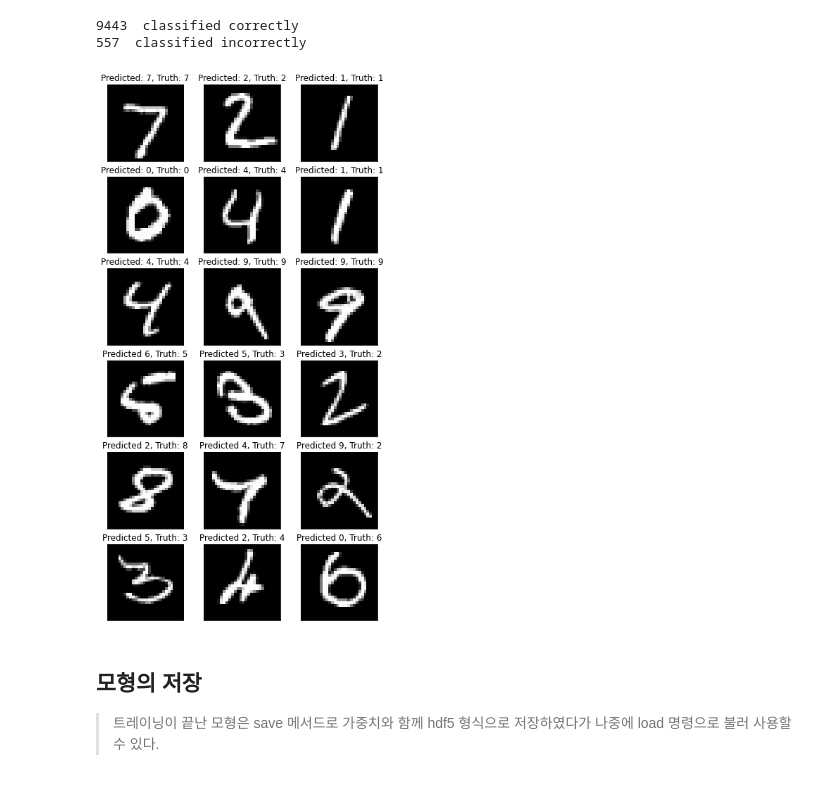
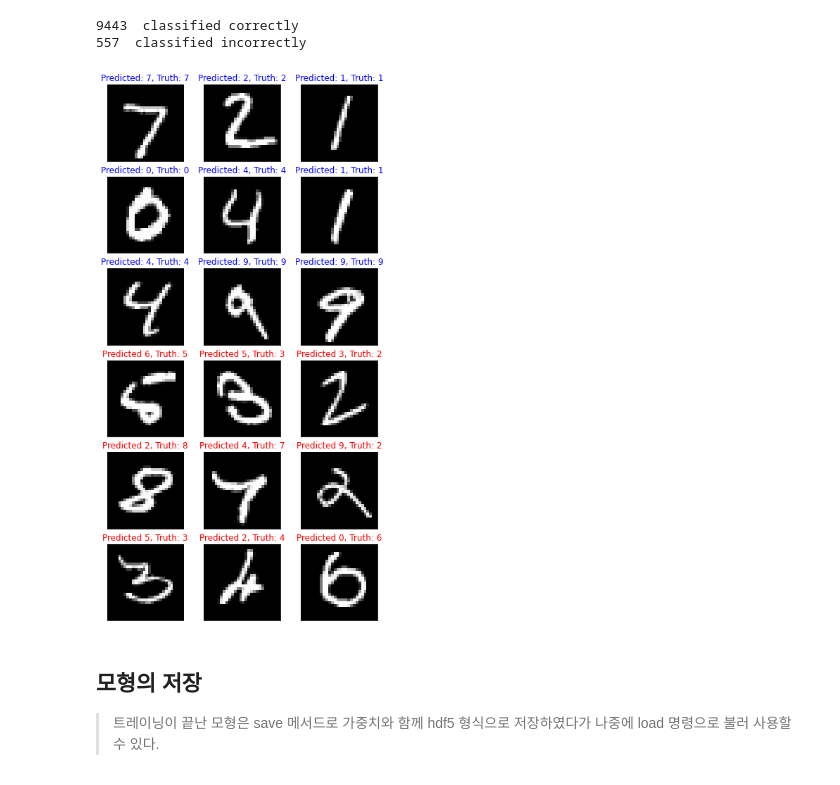
Before and after one commit to SALRIGO/pdm04, a Jupyter notebook: py-tensorflow/tf2_3_mnist_NN_good.ipynb, the cells around one changed output. Cells and saved outputs as stored; diff of their text form; code cells hidden in the pictures.

```diff
--- a/py-tensorflow/tf2_3_mnist_NN_good.ipynb
+++ b/py-tensorflow/tf2_3_mnist_NN_good.ipynb
@@ -410,34 +410,34 @@ print(len(incorrect_indices)," classified incorrectly")
 # %%
 # adapt figure size to accomodate 18 subplots
 plt.rcParams['figure.figsize'] = (7,14)
 
 figure_evaluation = plt.figure()
 
 # plot 9 correct predictions
 for i, correct in enumerate(correct_indices[:9]):
     plt.subplot(6,3,i+1)
     plt.imshow(X_test[correct].reshape(28,28), cmap='gray', interpolation='none')
     plt.title(
       "Predicted: {}, Truth: {}".format(y_pred[correct],
-                                        y_test0[correct],
-                            color = 'blue'))
+                                        y_test0[correct]),
+              color = 'blue')
     plt.xticks([])
     plt.yticks([])
 
 # plot 9 incorrect predictions
 for i, incorrect in enumerate(incorrect_indices[:9]):
     plt.subplot(6,3,i+10)
     plt.imshow(X_test[incorrect].reshape(28,28), cmap='gray', interpolation='none')
     plt.title(
       "Predicted {}, Truth: {}".format(y_pred[incorrect],
-                                       y_test0[incorrect],
-                            color = 'red'))
+                                       y_test0[incorrect]),
+              color = 'red')
     plt.xticks([])
     plt.yticks([])
 
 # figure_evaluation
 # %% [output]
-[figure, old version]
+[figure, new version]
 # %% [markdown]
 ## 모형의 저장
 
```
Also changed, not shown: parts of 13 cells of this notebook.
